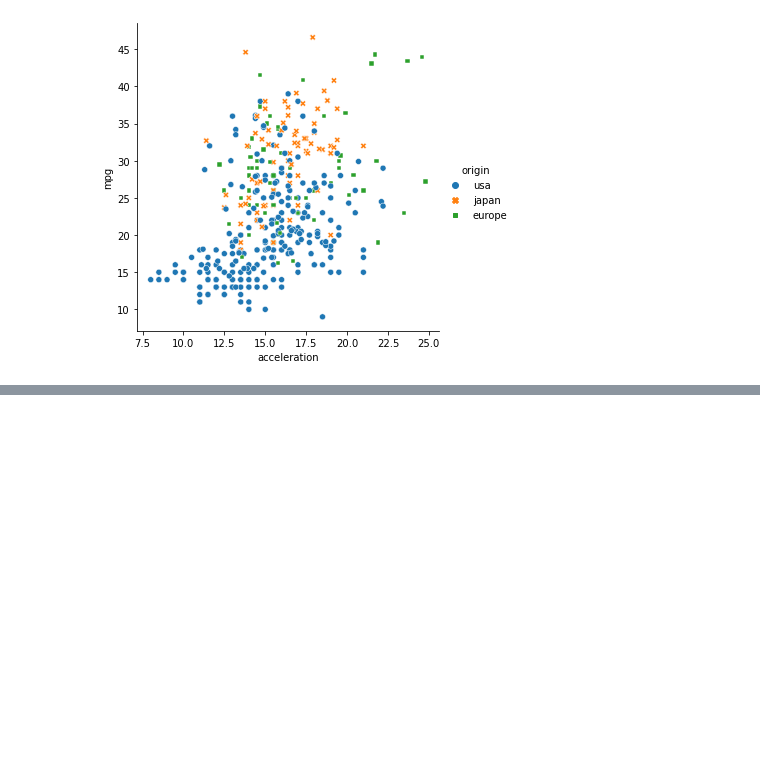
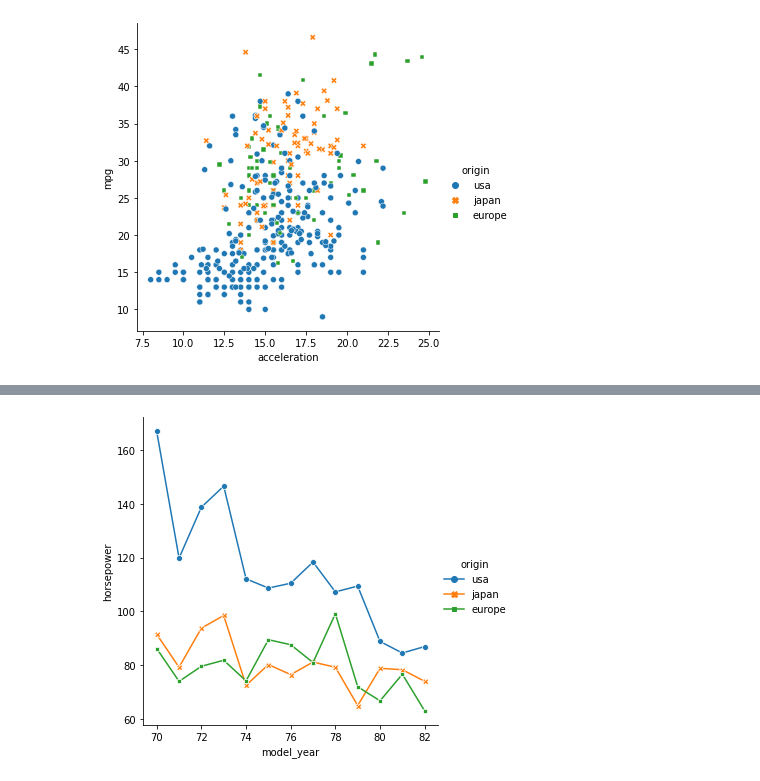
Before and after one commit to ecuerbo/pyprac, a Jupyter notebook: datacamp/intro to seaborn.ipynb, the cells around one changed output, grey strips where cells are left out. Drawn from its saved outputs; the diff is of its cells as text; code cells hidden in the pictures; blank space fills up the shorter version.

```diff
--- a/datacamp/intro to seaborn.ipynb
+++ b/datacamp/intro to seaborn.ipynb
@@ -185,0 +216,4 @@ sns.relplot(x="acceleration",
+# %%
+sns.relplot(x="model_year",y="horsepower", data=mpg, kind="line",hue="origin",style="origin",markers=True,dashes=False,ci=None);plt.show()
+# %% [output]
+[figure, added]
```
Also changed, not shown: parts of 4 cells of this notebook, 1 other file.
